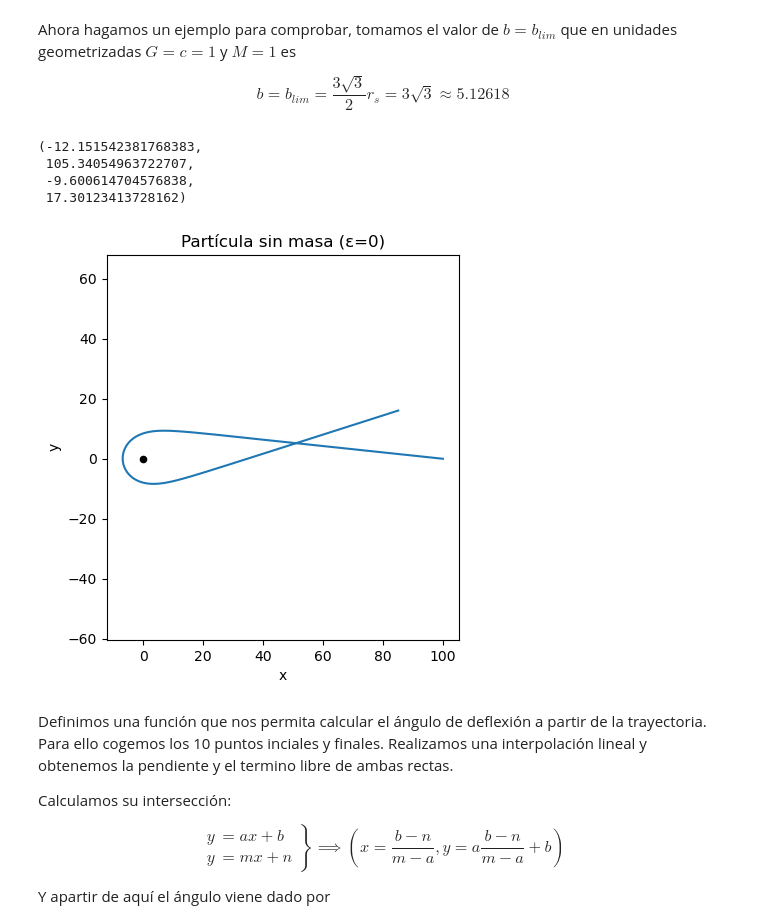
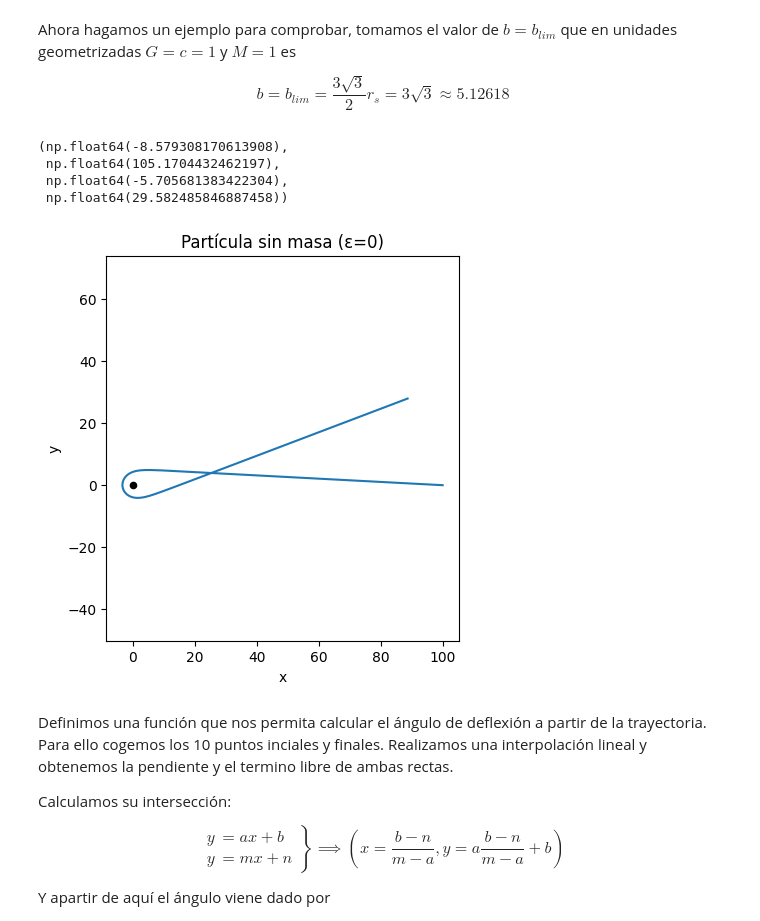
Before and after one commit to UnaiRazkin/El-fen-meno-de-lente-gravitacional-simulaci-n-para-un-agujero-negro, a Jupyter notebook: Orbitas_schwarzschild.ipynb, the cells around one changed output. Saved outputs shown, nothing was run; the diff lists cells and outputs as text; code cells hidden in the pictures.

```diff
--- a/Orbitas_schwarzschild.ipynb
+++ b/Orbitas_schwarzschild.ipynb
@@ -279,47 +279,47 @@ Ahora hagamos un ejemplo para comprobar, tomamos el valor de $b=b_{lim}$ que en
 $$ b = b_{lim}= \frac{3 \sqrt{3}}{2} r_s = 3 \sqrt{3} \approx 5.12618$$
 # %%
 #Constantes
-M=2.0
+M=1.0
 E=1.0
 G=1.0
 c=1.0
 rs= 2 * G * M / c**2
 L_light= 3*np.sqrt(3)/2 * rs * (1.02) #5.19618 #Loquito 2 vueltas 5.1962
 
-tracer_massless = Orbitas_Schwarzschild(M=M,L=L_light, E=E)
+tracer_massless = Orbitas_Schwarzschild(M=M,L=L_light, E=E, G=G, c=c)
 
 sol_light = tracer_massless.solve(epsilon=0, max_step=0.01, tau_span=(0,200), N=1000)
 
 # Coordenadas cartesianas
 r  = sol_light.y[1]
 phi= sol_light.y[2]
 
 x_light = r * np.cos(phi)
 y_light = r * np.sin(phi)
 
 # ----------
 # Plots
 # ---------
 
 plt.figure(figsize=(10, 5))
 
 # Luz
 plt.subplot(1, 2, 1)
 
 
 plt.plot(x_light, y_light, label='Luz') #Trayectoria numérica
 
 plt.scatter(0, 0, color='black', s=20, label='BH') #Agujero negro
 plt.title("Partícula sin masa (ε=0)")
 plt.xlabel("x")
 plt.ylabel("y")
 plt.axis("equal")
 # %% [output]
-(-12.151542381768383,
- 105.34054963722707,
- -9.600614704576838,
- 17.30123413728162)
+(np.float64(-8.579308170613908),
+ np.float64(105.1704432462197),
+ np.float64(-5.705681383422304),
+ np.float64(29.582485846887458))
-[figure, old version]
+[figure, new version]
 # %% [markdown]
 Definimos una función que nos permita calcular el ángulo de deflexión a partir de la trayectoria. Para ello cogemos los 10 puntos inciales y finales. Realizamos una interpolación lineal y obtenemos la pendiente y el termino libre de ambas rectas.
 
```
Also changed, not shown: parts of 19 cells of this notebook, 11 other files.
